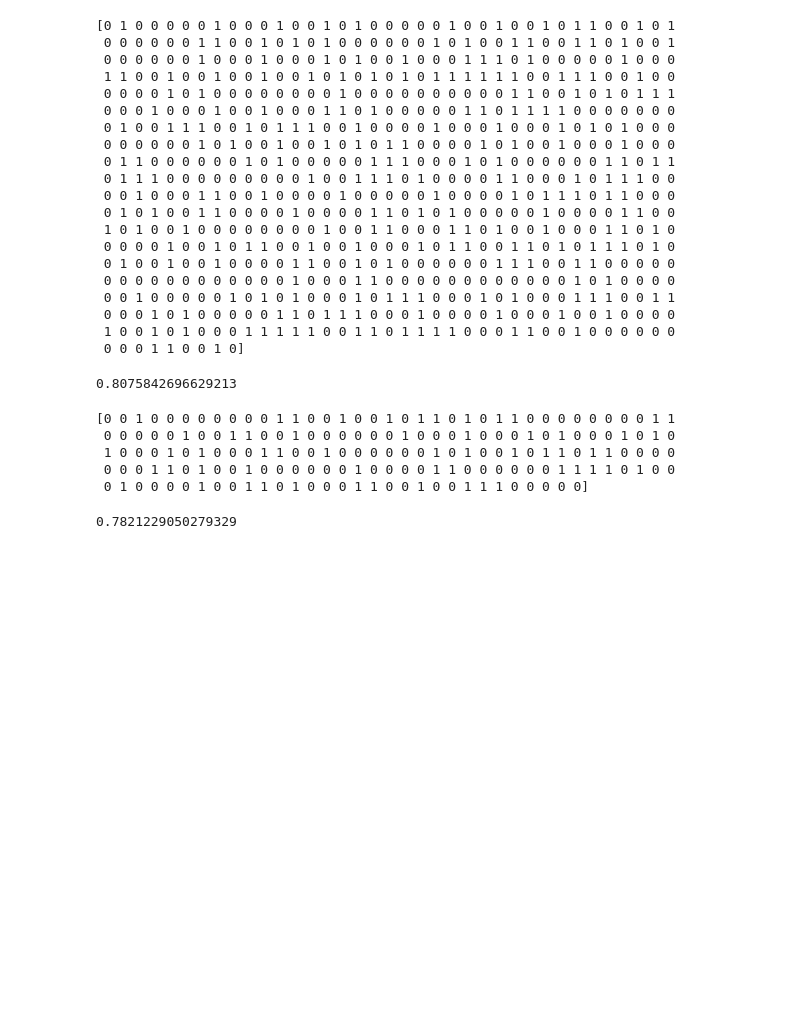
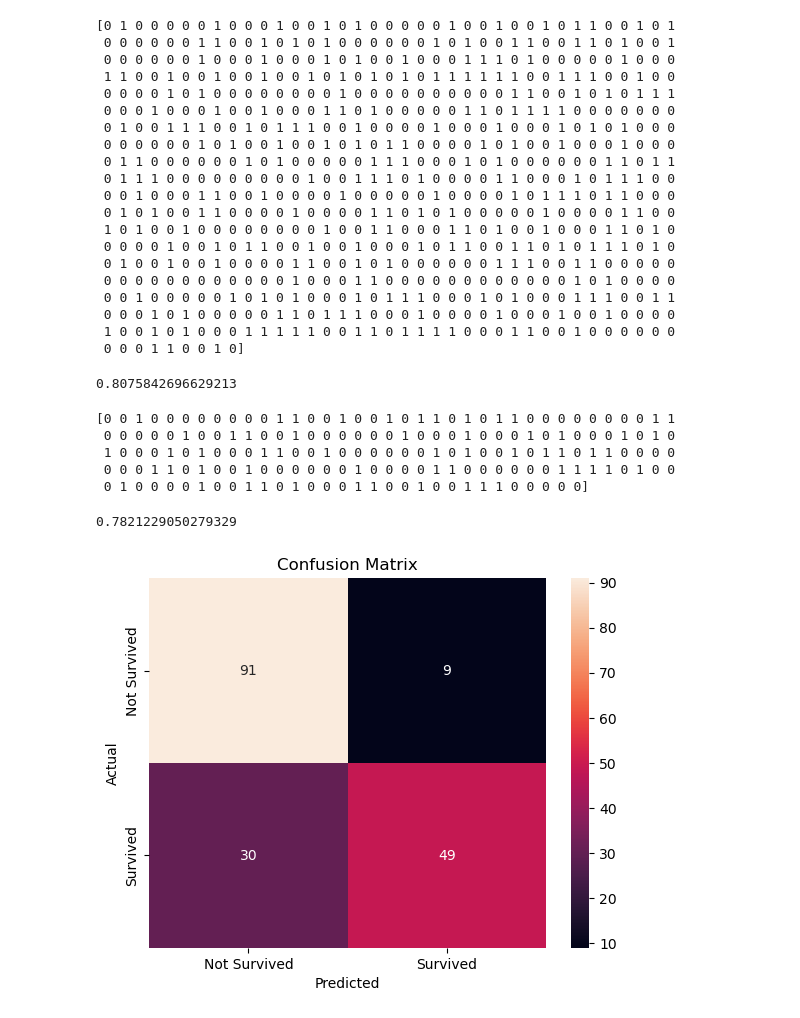
Before and after one commit to Bhuvaneswarigithu/codsoft, a Jupyter notebook: Titanic Survival Prediction.ipynb, the cells around one changed output. Saved outputs shown, nothing was run; the diff lists cells and outputs as text; code cells hidden in the pictures; blank space fills up the shorter version.

```diff
--- a/Titanic Survival Prediction.ipynb
+++ b/Titanic Survival Prediction.ipynb
@@ -268,3 +269,12 @@ test_accuracy=accuracy_score(Y_test,X_test_prediction)
 test_accuracy
 # %% [output]
 0.7821229050279329
+# %%
+cm=confusion_matrix(Y_test,X_test_prediction)
+sns.heatmap(cm,annot=True,xticklabels=['Not Survived','Survived'],yticklabels=['Not Survived','Survived'])
+plt.title('Confusion Matrix')
+plt.xlabel('Predicted')
+plt.ylabel('Actual')
+plt.show()
+# %% [output]
+[figure, added]
```
Also changed, not shown: parts of 1 cell of this notebook.
